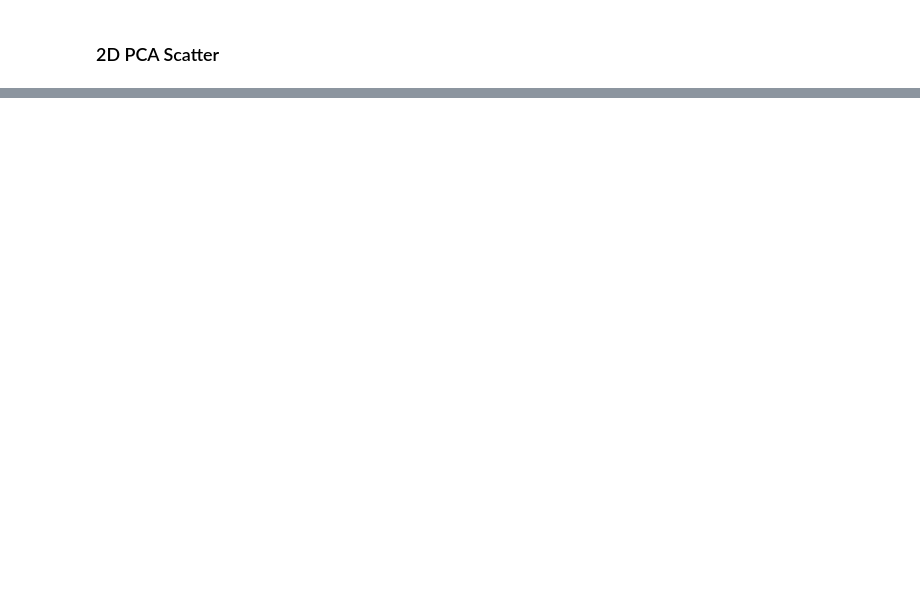
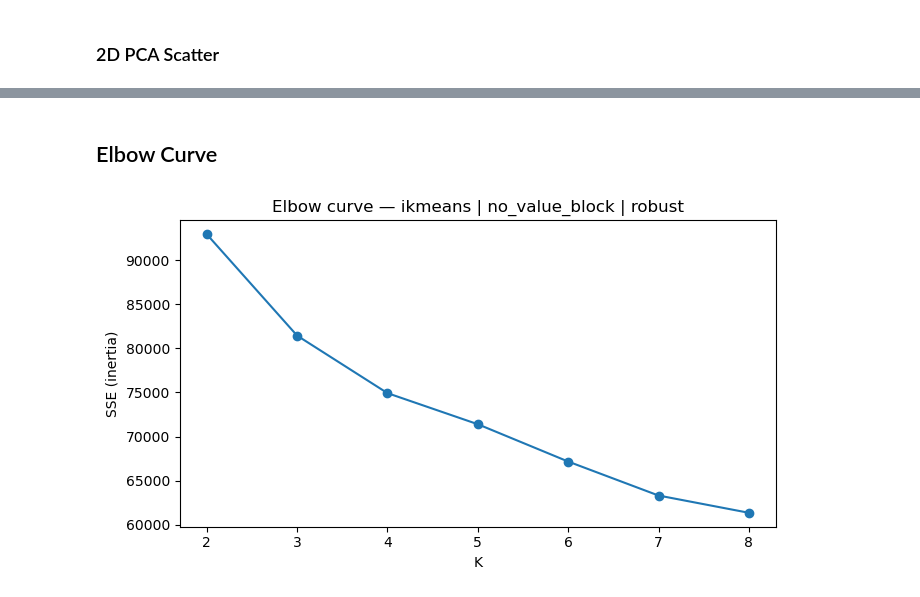
Before and after one commit to nmn0gueira/hotel-booking-ml, a Jupyter notebook: notebooks/02_experiments.ipynb, the cells around one changed output, grey strips where cells are left out. Saved outputs shown, nothing was run; the diff lists cells and outputs as text; code cells hidden in the pictures; blank space fills up the shorter version.

Commit message:
clean code and more plots to baseline models

```diff
--- a/notebooks/02_experiments.ipynb
+++ b/notebooks/02_experiments.ipynb
@@ -110 +127,9 @@ Define any set of configs in `CONFIGS`, run the cell below.
+# %%
+def _sse(X, labels):
+    """Manual SSE — equivalent to KMeans inertia. Used because fit_predict returns (labels, runtime), not the model."""
+    sse = 0.0
+    for k in np.unique(labels):
+        pts = X[labels == k]
+        sse += float(((pts - pts.mean(axis=0)) ** 2).sum())
+    return sse
 # %%
@@ -226,0 +282,28 @@ plt.show()
+# %% [markdown]
+## Elbow Curve
+# %%
+def _sse(X, labels):
+    """Manual SSE — equivalent to KMeans inertia. Used because fit_predict returns (labels, runtime), not the model."""
+    sse = 0.0
+    for k in np.unique(labels):
+        pts = X[labels == k]
+        sse += float(((pts - pts.mean(axis=0)) ** 2).sum())
+    return sse
+# %%
+# Elbow curve — single config (ALGORITHM, FEATURE_SET, SCALER, SEED from Section 1)
+_elbow_ks = list(range(2, 9))
+_elbow_sse = []
+for _k in _elbow_ks:
+    _lbl, _ = fit_predict(X, _k, SEED, ALGORITHM)
+    _elbow_sse.append(_sse(X, _lbl))
+
+fig, ax = plt.subplots(figsize=(7, 4))
+ax.plot(_elbow_ks, _elbow_sse, marker="o", linestyle="-")
+ax.set_title(f"Elbow curve — {ALGORITHM} | {FEATURE_SET} | {SCALER}")
+ax.set_xlabel("K")
+ax.set_xticks(_elbow_ks)
+ax.set_ylabel("SSE (inertia)")
+plt.tight_layout()
+plt.show()
+# %% [output]
+[figure, added]
```
Also changed, not shown: parts of 19 cells of this notebook, 1 other file.
